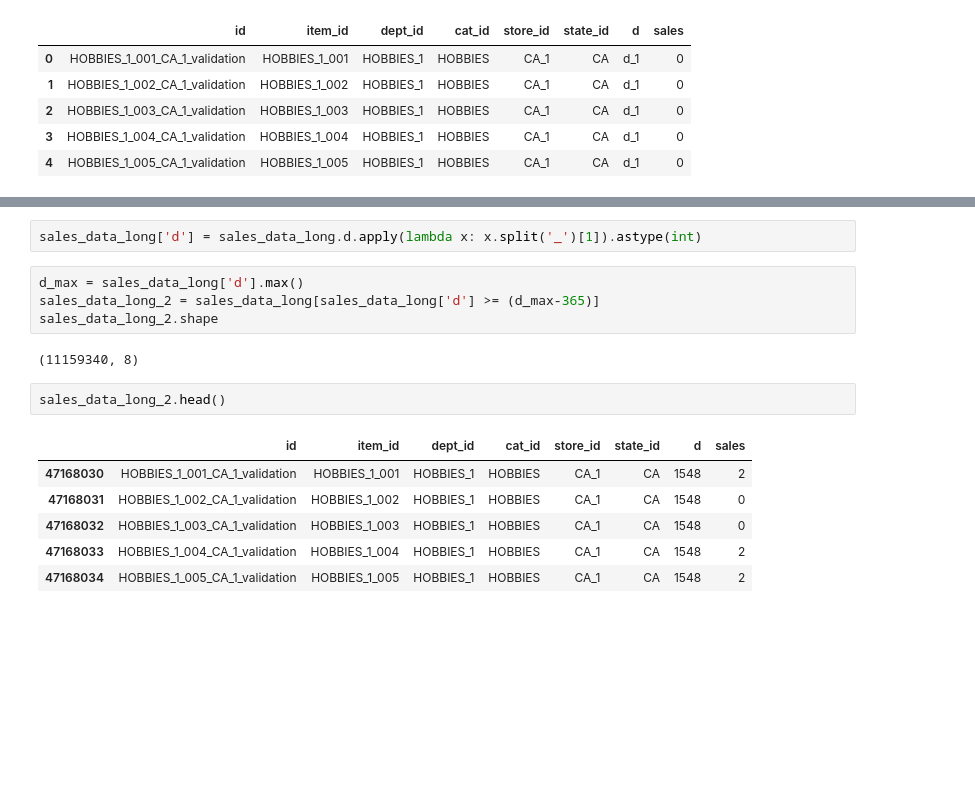
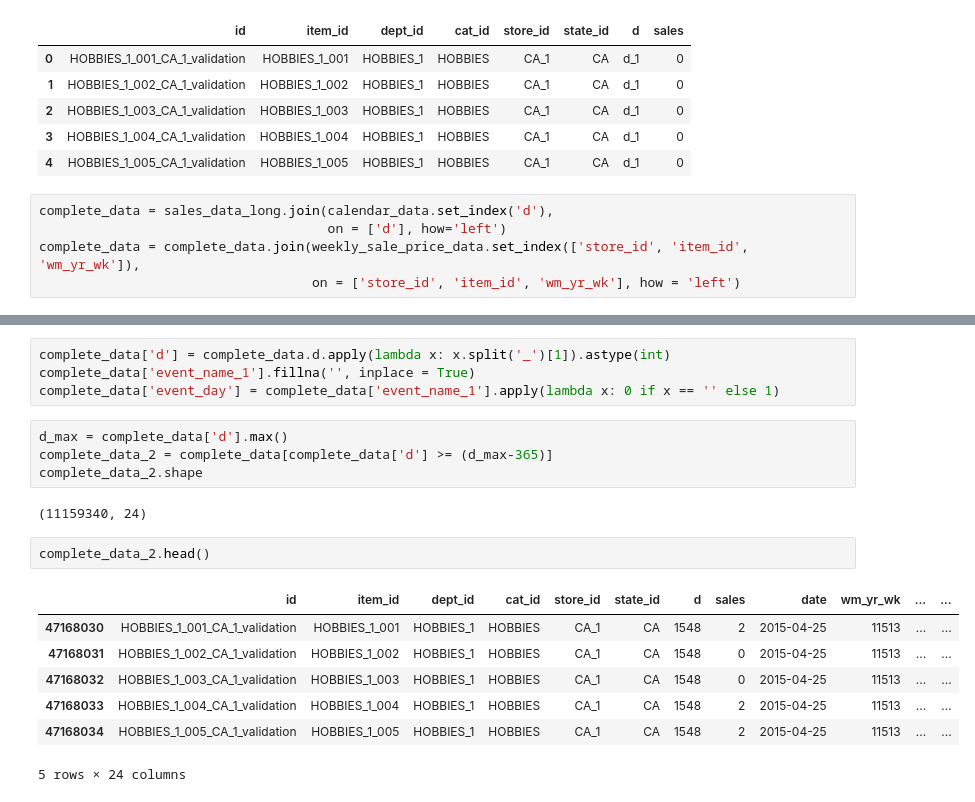
Before and after one commit to andrew-kipp/M5-Forecasting, a Jupyter notebook: EDA.ipynb, the cells around one changed output, grey strips where cells are left out. Cells and saved outputs as stored; diff of their text form; blank space fills up the shorter version.

```diff
--- a/EDA.ipynb
+++ b/EDA.ipynb
@@ -295,3 +295,8 @@ sales_data_long.head()
 | 2 | HOBBIES_1_003_CA_1_validation | HOBBIES_1_003 | HOBBIES_1 | HOBBIES | CA_1 | CA | d_1 | 0 |
 | 3 | HOBBIES_1_004_CA_1_validation | HOBBIES_1_004 | HOBBIES_1 | HOBBIES | CA_1 | CA | d_1 | 0 |
 | 4 | HOBBIES_1_005_CA_1_validation | HOBBIES_1_005 | HOBBIES_1 | HOBBIES | CA_1 | CA | d_1 | 0 |
+# %%
+complete_data = sales_data_long.join(calendar_data.set_index('d'),
+                                     on = ['d'], how='left')
+complete_data = complete_data.join(weekly_sale_price_data.set_index(['store_id', 'item_id', 'wm_yr_wk']),
+                                   on = ['store_id', 'item_id', 'wm_yr_wk'], how = 'left')
@@ -298,18 +325,21 @@ sales_data_long.head()
 # %%
-sales_data_long['d'] = sales_data_long.d.apply(lambda x: x.split('_')[1]).astype(int)
+complete_data['d'] = complete_data.d.apply(lambda x: x.split('_')[1]).astype(int)
+complete_data['event_name_1'].fillna('', inplace = True)
+complete_data['event_day'] = complete_data['event_name_1'].apply(lambda x: 0 if x == '' else 1)
 # %%
-d_max = sales_data_long['d'].max()
-sales_data_long_2 = sales_data_long[sales_data_long['d'] >= (d_max-365)]
-sales_data_long_2.shape
+d_max = complete_data['d'].max()
+complete_data_2 = complete_data[complete_data['d'] >= (d_max-365)]
+complete_data_2.shape
 # %% [output]
-(11159340, 8)
+(11159340, 24)
 # %%
-sales_data_long_2.head()
+complete_data_2.head()
 # %% [output]
-|  | id | item_id | dept_id | cat_id | store_id | state_id | d | sales |
-| 47168030 | HOBBIES_1_001_CA_1_validation | HOBBIES_1_001 | HOBBIES_1 | HOBBIES | CA_1 | CA | 1548 | 2 |
-| 47168031 | HOBBIES_1_002_CA_1_validation | HOBBIES_1_002 | HOBBIES_1 | HOBBIES | CA_1 | CA | 1548 | 0 |
-| 47168032 | HOBBIES_1_003_CA_1_validation | HOBBIES_1_003 | HOBBIES_1 | HOBBIES | CA_1 | CA | 1548 | 0 |
-| 47168033 | HOBBIES_1_004_CA_1_validation | HOBBIES_1_004 | HOBBIES_1 | HOBBIES | CA_1 | CA | 1548 | 2 |
-| 47168034 | HOBBIES_1_005_CA_1_validation | HOBBIES_1_005 | HOBBIES_1 | HOBBIES | CA_1 | CA | 1548 | 2 |
+|  | id | item_id | dept_id | cat_id | store_id | state_id | d | sales | date | wm_yr_wk | ... | ... |
+| 47168030 | HOBBIES_1_001_CA_1_validation | HOBBIES_1_001 | HOBBIES_1 | HOBBIES | CA_1 | CA | 1548 | 2 | 2015-04-25 | 11513 | ... | ... |
+| 47168031 | HOBBIES_1_002_CA_1_validation | HOBBIES_1_002 | HOBBIES_1 | HOBBIES | CA_1 | CA | 1548 | 0 | 2015-04-25 | 11513 | ... | ... |
+| 47168032 | HOBBIES_1_003_CA_1_validation | HOBBIES_1_003 | HOBBIES_1 | HOBBIES | CA_1 | CA | 1548 | 0 | 2015-04-25 | 11513 | ... | ... |
+| 47168033 | HOBBIES_1_004_CA_1_validation | HOBBIES_1_004 | HOBBIES_1 | HOBBIES | CA_1 | CA | 1548 | 2 | 2015-04-25 | 11513 | ... | ... |
+| 47168034 | HOBBIES_1_005_CA_1_validation | HOBBIES_1_005 | HOBBIES_1 | HOBBIES | CA_1 | CA | 1548 | 2 | 2015-04-25 | 11513 | ... | ... |
+5 rows × 24 columns
 # %%
```
Also changed, not shown: parts of 14 cells of this notebook.
